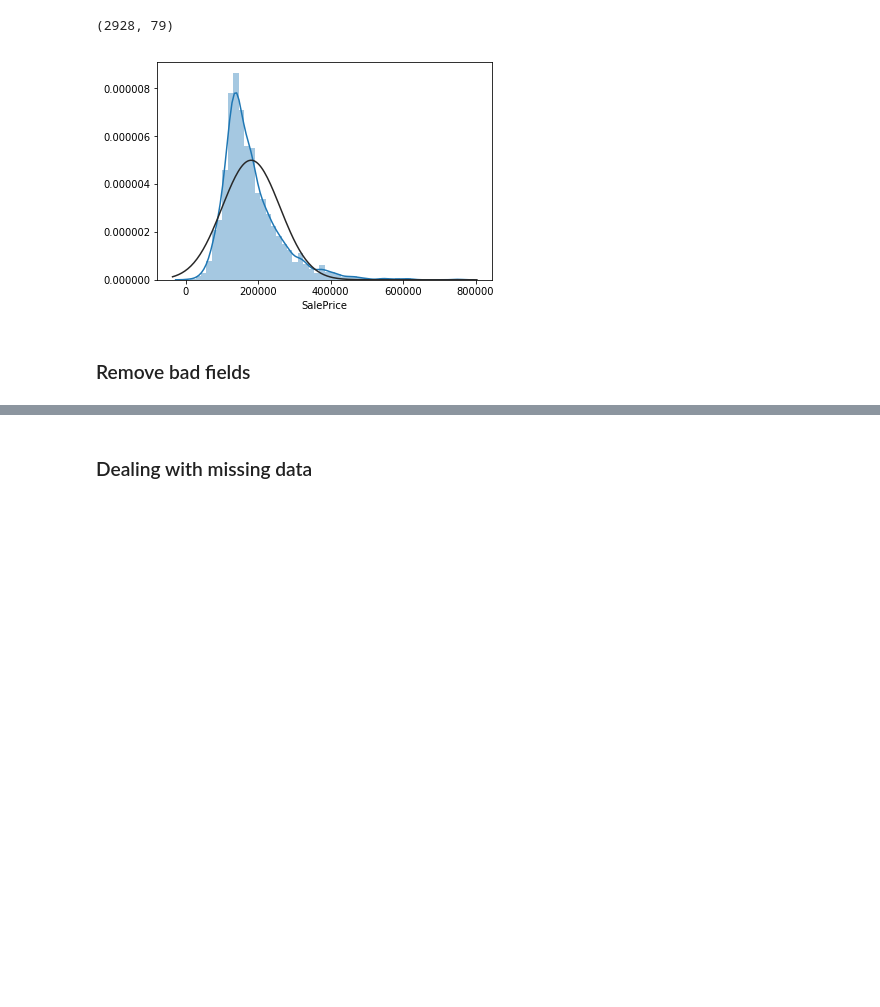
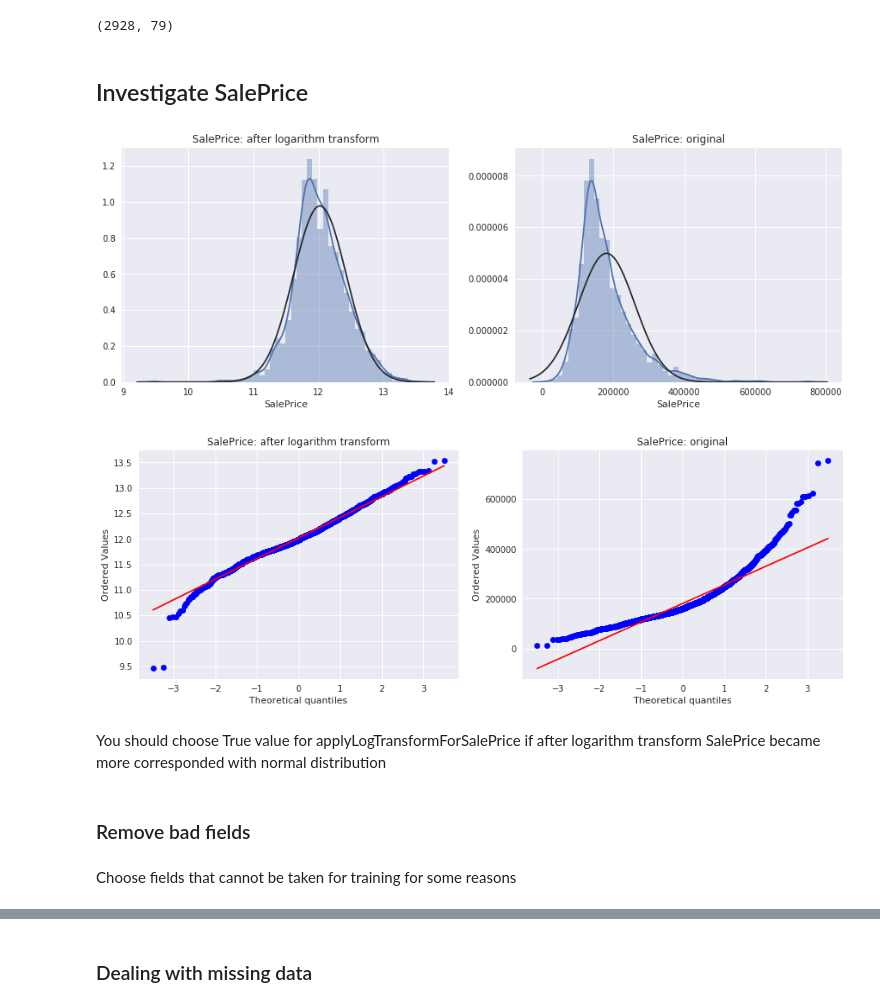
Before and after one commit to spiashko-house-prices/house-prices-notebook, a Jupyter notebook: notebook/data_analise.ipynb, the cells around one changed output, grey strips where cells are left out. Cells and saved outputs as stored; diff of their text form; code cells hidden in the pictures; blank space fills up the shorter version.

```diff
--- a/notebook/data_analise.ipynb
+++ b/notebook/data_analise.ipynb
@@ -51,8 +52,27 @@ full_frame = pd.concat([df_train, df_test])
 full_frame.shape
 # %% [output]
 (2928, 79)
-# %%
-#histogram
-sns.distplot(full_frame['SalePrice'], fit=norm);
-# %% [output]
-[figure, removed]
+# %% [markdown]
+## Investigate SalePrice
+# %%
+#histogram
+sns.set(rc={'figure.figsize':(15,5)})
+fig, ax = plt.subplots(1,2)
+sns.distplot(np.log1p(full_frame['SalePrice']), fit=norm, ax=ax[0])
+sns.distplot(full_frame['SalePrice'], fit=norm, ax=ax[1])
+ax[0].set_title("SalePrice: after logarithm transform")
+ax[1].set_title("SalePrice: original")
+fig.show()
+
+#normal probability plot
+fig, ax = plt.subplots(1,2)
+stats.probplot(np.log1p(full_frame['SalePrice']), plot=ax[0])
+stats.probplot(full_frame['SalePrice'], plot=ax[1])
+ax[0].set_title("SalePrice: after logarithm transform")
+ax[1].set_title("SalePrice: original")
+fig.show()
+# %% [output]
+[figure, added]
+[figure, added]
+# %% [markdown]
+You should choose True value for applyLogTransformForSalePrice if after logarithm transform SalePrice became more corresponded with normal distribution
@@ -59,5 +84,7 @@ sns.distplot(full_frame['SalePrice'], fit=norm);
 # %% [markdown]
 ### Remove bad fields
+# %% [markdown]
+Choose fields that cannot be taken for training for some reasons
 # %%
 features = set(full_frame.columns.tolist())
 features.remove('OverallQual')
```
Also changed, not shown: parts of 46 cells of this notebook, 1 other file.
